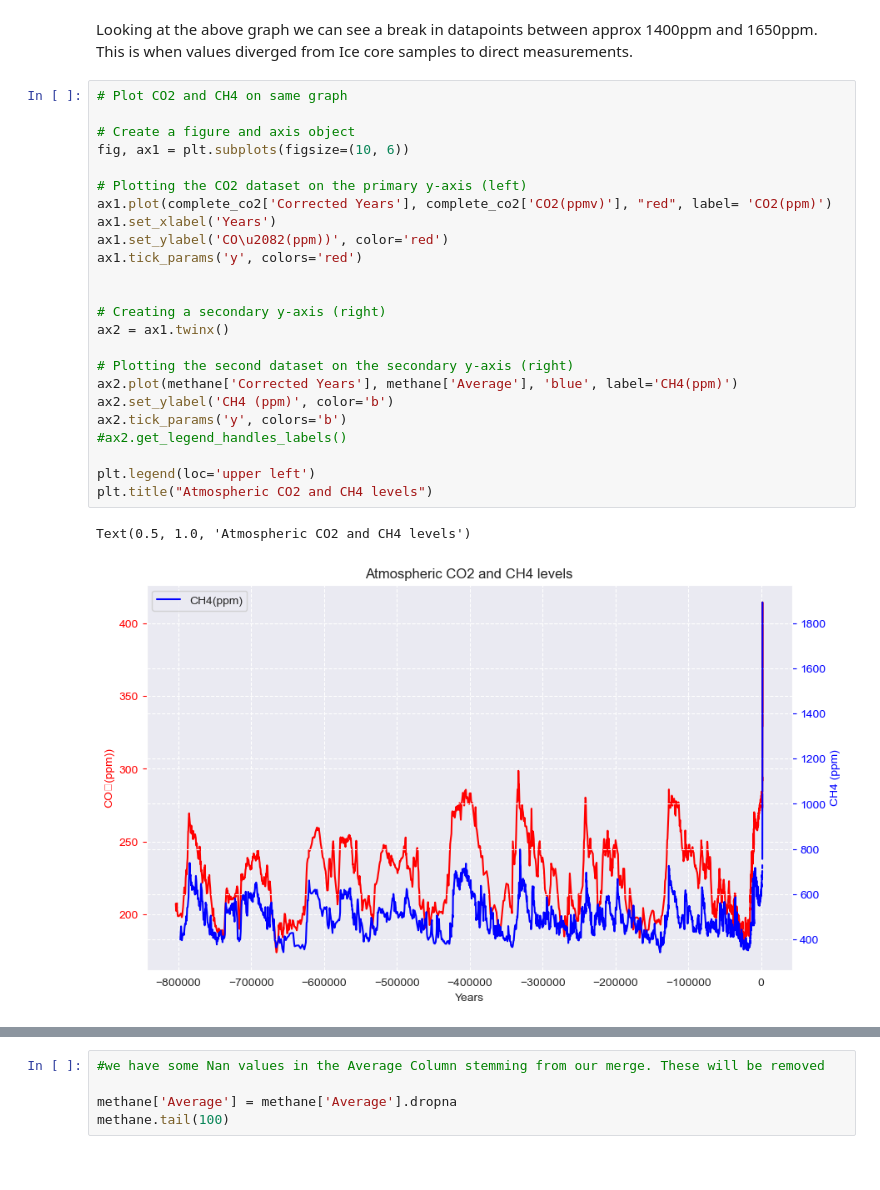
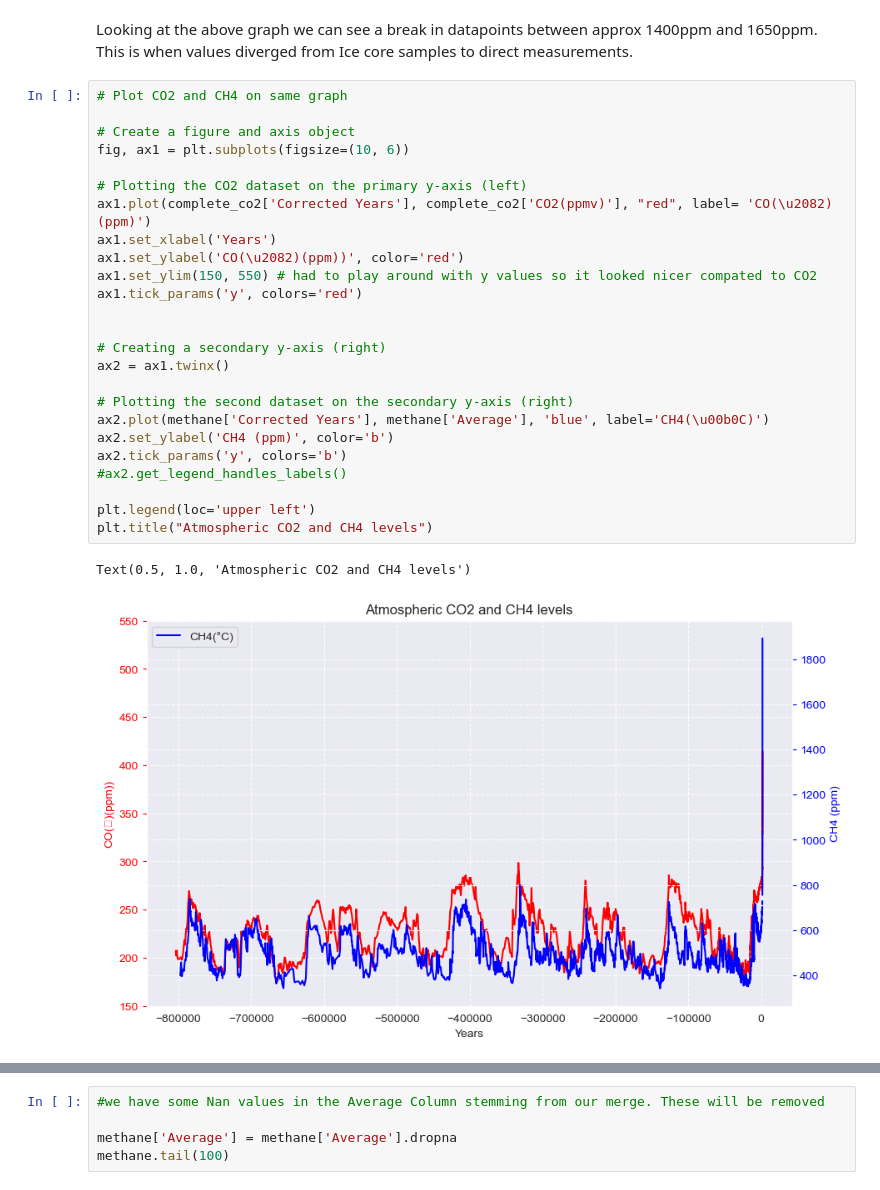
Before and after one commit to Kevin002023/PFDA--Climate-Project, a Jupyter notebook: PFDA-Project-2.ipynb, the cells around one changed output, grey strips where cells are left out. Saved outputs shown, nothing was run; the diff lists cells and outputs as text.

```diff
--- a/PFDA-Project-2.ipynb
+++ b/PFDA-Project-2.ipynb
@@ -627,27 +626,28 @@ Looking at the above graph we can see a break in datapoints between approx 1400p
 # %%
 # Plot CO2 and CH4 on same graph
 
 # Create a figure and axis object
 fig, ax1 = plt.subplots(figsize=(10, 6))
 
 # Plotting the CO2 dataset on the primary y-axis (left)
-ax1.plot(complete_co2['Corrected Years'], complete_co2['CO2(ppmv)'], "red", label= 'CO2(ppm)')
+ax1.plot(complete_co2['Corrected Years'], complete_co2['CO2(ppmv)'], "red", label= 'CO(\u2082)(ppm)')
 ax1.set_xlabel('Years')
-ax1.set_ylabel('CO\u2082(ppm))', color='red')
+ax1.set_ylabel('CO(\u2082)(ppm))', color='red')
+ax1.set_ylim(150, 550) # had to play around with y values so it looked nicer compated to CO2
 ax1.tick_params('y', colors='red')
 
 
 # Creating a secondary y-axis (right)
 ax2 = ax1.twinx()
 
 # Plotting the second dataset on the secondary y-axis (right)
-ax2.plot(methane['Corrected Years'], methane['Average'], 'blue', label='CH4(ppm)')
+ax2.plot(methane['Corrected Years'], methane['Average'], 'blue', label='CH4(\u00b0C)')
 ax2.set_ylabel('CH4 (ppm)', color='b')
 ax2.tick_params('y', colors='b')
 #ax2.get_legend_handles_labels()
 
 plt.legend(loc='upper left')
 plt.title("Atmospheric CO2 and CH4 levels")
 # %% [output]
 Text(0.5, 1.0, 'Atmospheric CO2 and CH4 levels')
-[figure, old version]
+[figure, new version]
```
Also changed, not shown: parts of 3 cells of this notebook.
